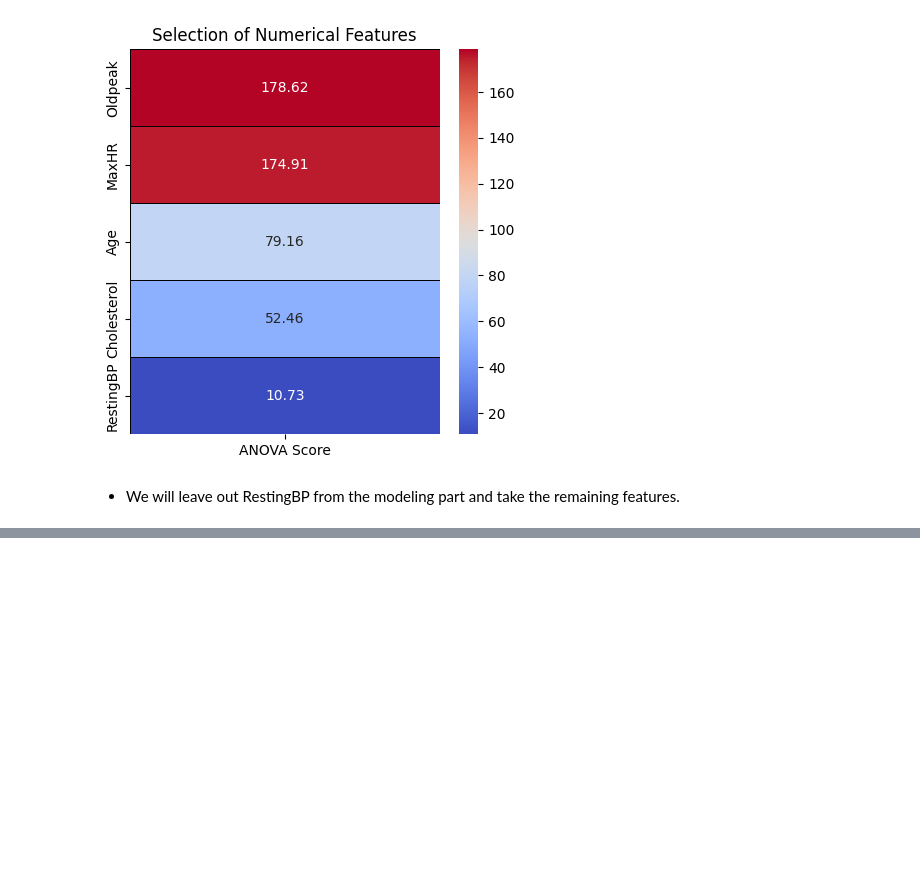
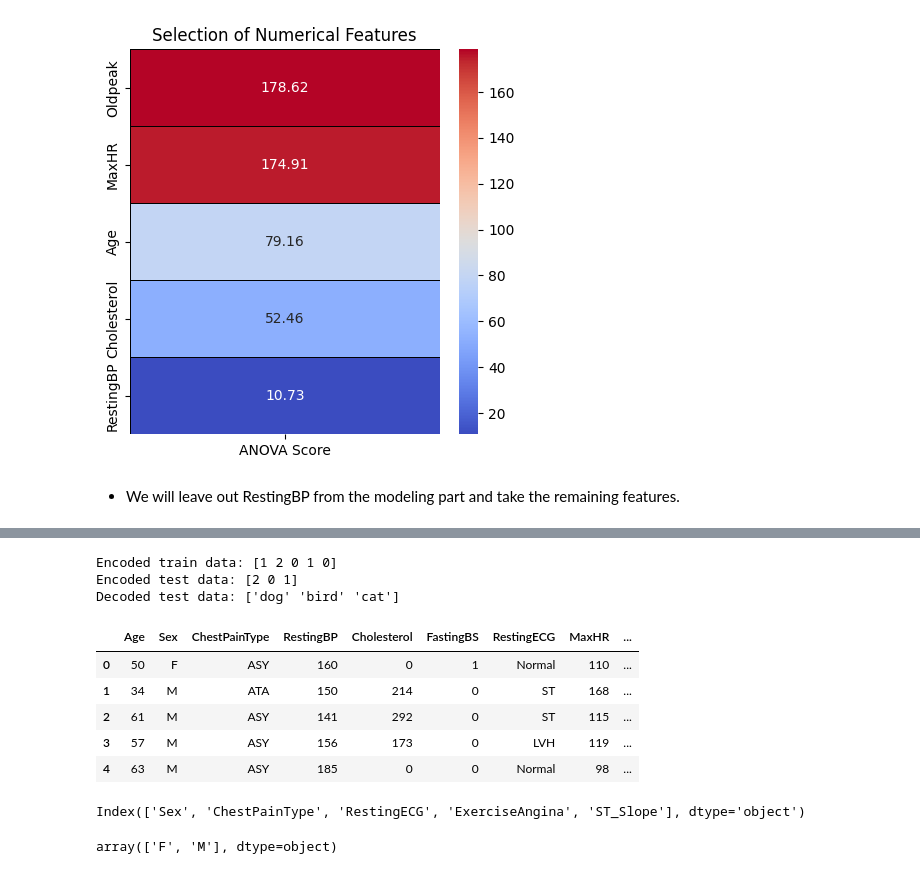
Before and after one commit to mahendra867/End-to-End-Heart-Disease-Application-, a Jupyter notebook: research/data_transformation.ipynb, the cells around one changed output, grey strips where cells are left out. Drawn from its saved outputs; the diff is of its cells as text; code cells hidden in the pictures; blank space fills up the shorter version.

```diff
--- a/research/data_transformation.ipynb
+++ b/research/data_transformation.ipynb
@@ -380,0 +557,46 @@ AttributeError: 'DataTransformation' object has no attribute 'label_encoding'
+# %%
+from sklearn.preprocessing import LabelEncoder
+
+# Example train and test data
+train_data = ['cat', 'dog', 'bird', 'cat', 'bird']
+test_data = ['dog', 'bird', 'cat']
+
+# Initialize the LabelEncoder
+label_encoder = LabelEncoder()
+
+# Fit and transform on training data
+train_encoded = label_encoder.fit_transform(train_data)
+
+# Transform on test data (without fitting again)
+test_encoded = label_encoder.transform(test_data)
+
+print("Encoded train data:", train_encoded)
+print("Encoded test data:", test_encoded)
+
+# Decode the labels if needed
+decoded_labels = label_encoder.inverse_transform(test_encoded)
+print("Decoded test data:", decoded_labels)
+# %% [output]
+Encoded train data: [1 2 0 1 0]
+Encoded test data: [2 0 1]
+Decoded test data: ['dog' 'bird' 'cat']
+# %%
+train=pd.read_csv("artifacts\\data_ingestion\\train.csv")
+test=pd.read_csv("artifacts\\data_ingestion\\test.csv")
+
+train.head()
+# %% [output]
+|  | Age | Sex | ChestPainType | RestingBP | Cholesterol | FastingBS | RestingECG | MaxHR | ... |
+| 0 | 50 | F | ASY | 160 | 0 | 1 | Normal | 110 | ... |
+| 1 | 34 | M | ATA | 150 | 214 | 0 | ST | 168 | ... |
+| 2 | 61 | M | ASY | 141 | 292 | 0 | ST | 115 | ... |
+| 3 | 57 | M | ASY | 156 | 173 | 0 | LVH | 119 | ... |
+| 4 | 63 | M | ASY | 185 | 0 | 0 | Normal | 98 | ... |
+# %%
+train.select_dtypes('object').columns
+# %% [output]
+Index(['Sex', 'ChestPainType', 'RestingECG', 'ExerciseAngina', 'ST_Slope'], dtype='object')
+# %%
+train['Sex'].unique()
+# %% [output]
+array(['F', 'M'], dtype=object)
```
Also changed, not shown: parts of 20 cells of this notebook, 25 other files.
